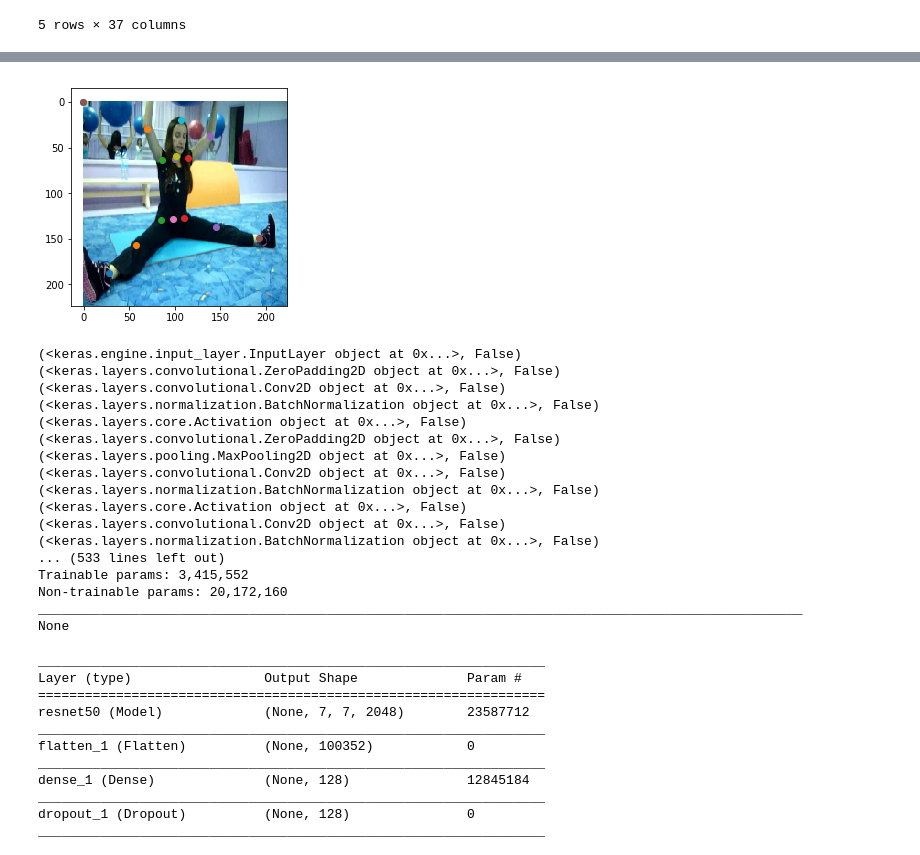
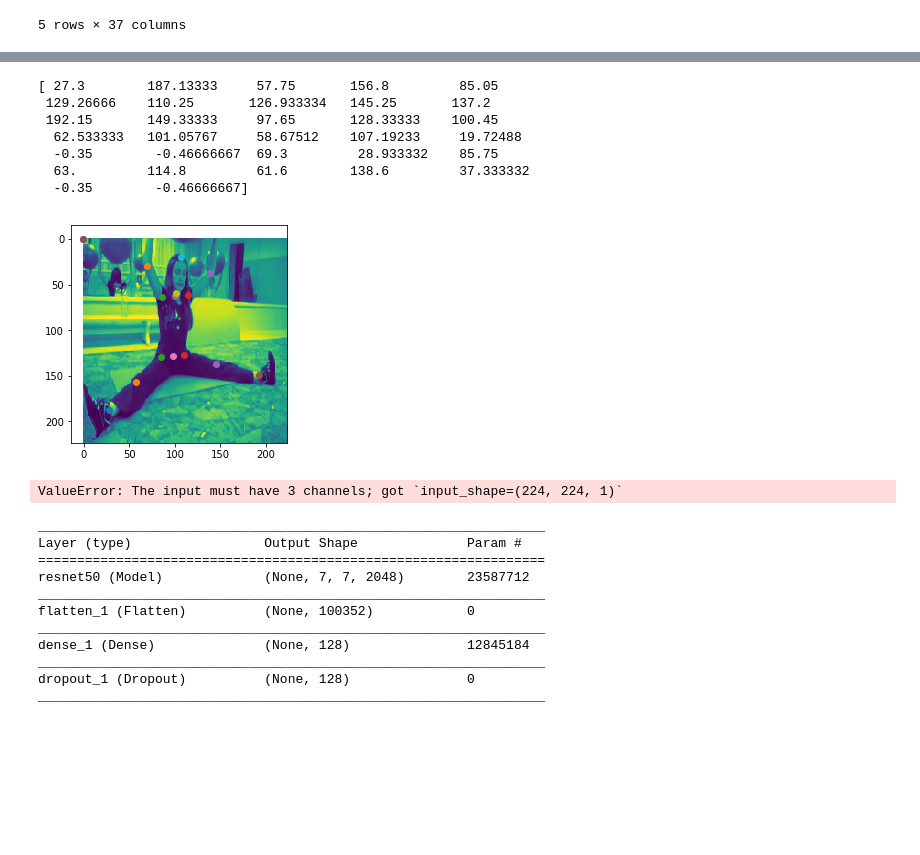
Before and after one commit to Arifkhan21/Human-Pose-Estimation, a Jupyter notebook: model2.ipynb, the cells around one changed output, grey strips where cells are left out. Saved outputs shown, nothing was run; the diff lists cells and outputs as text; code cells hidden in the pictures; blank space fills up the shorter version.

Commit message:
Gray

```diff
--- a/model2.ipynb
+++ b/model2.ipynb
@@ -150,8 +162,19 @@ data.head()
 | 3 | 0 | 086617615.jpg | 301 | 461 | 305 | 375 | 201 | 340 | 294 | 342 | ... |
 | 4 | 0 | 060111501.jpg | 980 | 322 | 896 | 318 | 865 | 248 | 943 | 226 | ... |
 5 rows × 37 columns
+# %%
+cnt=0
+image_data=[]
+labels=[]
 # %%
 for img_path in data['NAME'].values:
-    img=load_img('../MPII/'+img_path,target_size=(224,224))
+    cnt=cnt+1
+    img=cv2.imread('../MPII/'+img_path)
+    img_c = cv2.cvtColor(img,cv2.COLOR_BGR2RGB)
+
+    gray = cv2.cvtColor(img_c,cv2.COLOR_RGB2GRAY)
+    res = cv2.resize(gray,(224,224))
     img_array=img_to_array(img)
-    image_data.append(img_array)
+    image_data.append(res)
+    if cnt%10==0:
+        print(cnt)
@@ -165,22 +209,27 @@ print(image_data2.shape)
 # %%
 y_train=data[data.columns[2:-3]]
-print(y_train.columns)
-print(y_train.shape)
-
+# print(y_train.columns)
+# print(y_train.shape)
+cnt=0
 y_train2=np.ones((y_train.shape))
-print(y_train.shape)
+# print(y_train.shape)
 for ix in range(data.shape[0]):
     img=df['NAME'][ix]
-    print(img)
-    print(ix)
-    im = Image.open('../MPII/'+img )
+#     print(img)
+#     print(ix)
+    im = load_img('../MPII/'+img)
+    img = img_to_array(im)
+#     img_c = cv2.cvtColor(img,cv2.COLOR_BGR2RGB)
+
+    gray = cv2.cvtColor(img,cv2.COLOR_RGB2GRAY)
+#     res = cv2.resize(gray,(224,224))
     #implot=plt.imshow(im)
     #plt.show()
     im2=im.resize((224,224))
     #implot = plt.imshow(im2)
     imsize=np.array(im.size)
     fact=imsize/224.0
-    print(fact)
+#     print(fact)
     cx=2
     while cx<34:
         col=df.columns[cx]
@@ -191,4 +240,7 @@ for ix in range(data.shape[0]):
         y_train2[ix][cx-2]=x
         y_train2[ix][cx-1]=y
         cx+=2
+    cnt = cnt+1
+    if cnt%10==0:
+        print(cnt)
 # %% [output]
@@ -216,16 +268,27 @@ y_train2 = y_train2.astype(np.float32)
 # %%
 n=190
 img = df['NAME'][n]
 im = load_img('../MPII/'+img,target_size=(224,224))
+img = img_to_array(im)
+img_ = cv2.cvtColor(img,cv2.COLOR_RGB2GRAY)
+
 points = y_train2[n]
+print(points)
 i=0
-plt.imshow(im)
+plt.imshow(img_)
 while i < 16:
     x = points[2*i]
     y = points[(2*i)+1]
     plt.scatter([[x]],[[y]])
     i=i+1
 # %% [output]
+[ 27.3        187.13333     57.75       156.8         85.05
+ 129.26666    110.25       126.933334   145.25       137.2
+ 192.15       149.33333     97.65       128.33333    100.45
+  62.533333   101.05767     58.67512    107.19233     19.72488
+  -0.35        -0.46666667  69.3         28.933332    85.75
+  63.         114.8         61.6        138.6         37.333332
+  -0.35        -0.46666667]
-[figure, old version]
+[figure, new version]
 # %%
 #imag(10)
@@ -233,7 +296,7 @@ X=image_data2/255.
 # %%
 from keras.applications.resnet50 import ResNet50
 # %%
-base_model=ResNet50(include_top=False,weights='imagenet',input_shape=(224,224,3))
+base_model=ResNet50(include_top=False,weights='imagenet',input_shape=(224,224,1))
 for layer in base_model.layers[:-7]:
     layer.trainable=False
 
@@ -241,23 +304,7 @@ for layer in base_model.layers:
     print(layer,layer.trainable)
 print(base_model.summary())
 # %% [output]
-(<keras.engine.input_layer.InputLayer object at 0x...>, False)
-(<keras.layers.convolutional.ZeroPadding2D object at 0x...>, False)
-(<keras.layers.convolutional.Conv2D object at 0x...>, False)
-(<keras.layers.normalization.BatchNormalization object at 0x...>, False)
-(<keras.layers.core.Activation object at 0x...>, False)
-(<keras.layers.convolutional.ZeroPadding2D object at 0x...>, False)
-(<keras.layers.pooling.MaxPooling2D object at 0x...>, False)
-(<keras.layers.convolutional.Conv2D object at 0x...>, False)
-(<keras.layers.normalization.BatchNormalization object at 0x...>, False)
-(<keras.layers.core.Activation object at 0x...>, False)
-(<keras.layers.convolutional.Conv2D object at 0x...>, False)
-(<keras.layers.normalization.BatchNormalization object at 0x...>, False)
-... (533 lines left out)
-Trainable params: 3,415,552
-Non-trainable params: 20,172,160
-__________________________________________________________________________________________________
-None
+ValueError: The input must have 3 channels; got `input_shape=(224, 224, 1)`
 # %%
 model=Sequential()
 
```
Also changed, not shown: parts of 11 cells of this notebook.
